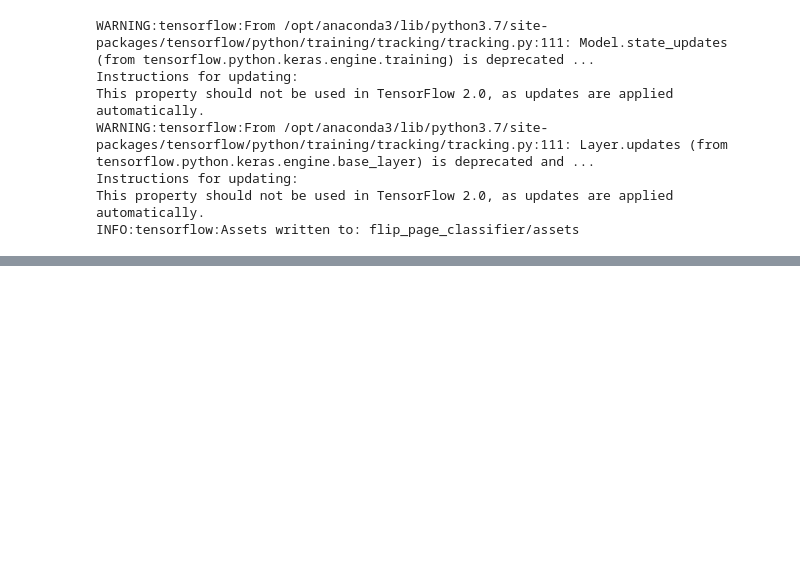
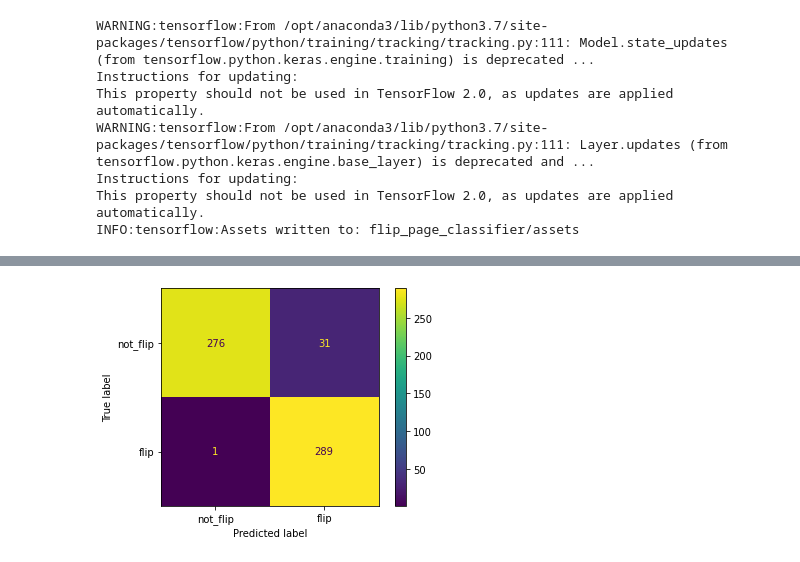
Before and after one commit to arnaldo9408/93QoE2qd4DD8dYtx, a Jupyter notebook: MonReader.ipynb, the cells around one changed output, grey strips where cells are left out. Saved outputs shown, nothing was run; the diff lists cells and outputs as text; code cells hidden in the pictures; blank space fills up the shorter version.

```diff
--- a/MonReader.ipynb
+++ b/MonReader.ipynb
@@ -392,0 +529,9 @@ INFO:tensorflow:Assets written to: flip_page_classifier/assets
+# %%
+# We will make predictions using this model for X_train and X_valid, get the features, and then use those
+# features to retrain the model.
+
+X_train = base_model.predict(X_train)
+
+X_test = base_model.predict(X_test)
+
+X_train.shape, X_test.shape
@@ -392,0 +540,6 @@ INFO:tensorflow:Assets written to: flip_page_classifier/assets
+# %%
+# Centering the data
+
+X_train = X_train/X_train.max()
+
+X_test = X_test/X_test.max()
@@ -392,0 +562,6 @@ INFO:tensorflow:Assets written to: flip_page_classifier/assets
+# %%
+# Use the function with the created model
+
+model = model_neural()
+
+model.fit(X_train, y_train, epochs = 100, validation_data = (X_test, y_test))
@@ -392,0 +587,26 @@ INFO:tensorflow:Assets written to: flip_page_classifier/assets
+# %%
+# Get the predictions
+
+predictions = model.predict(X_test)
+
+# Get them into 0 and 1 values
+
+binary_values = []
+
+# Start a for loop to iterate over the predictions array
+
+for i in predictions:
+    if i < 0.5:
+        binary_values.append(0)
+    if i >= 0.5:
+        binary_values.append(1)
+# %%
+# Display the confusion matrix to evaluate the model
+
+cm = confusion_matrix(y_test, binary_values)
+cmd = ConfusionMatrixDisplay(cm, display_labels=['not_flip','flip'])
+cmd.plot()
+
+plt.show()
+# %% [output]
+[figure, added]
```
Also changed, not shown: parts of 46 cells of this notebook.
